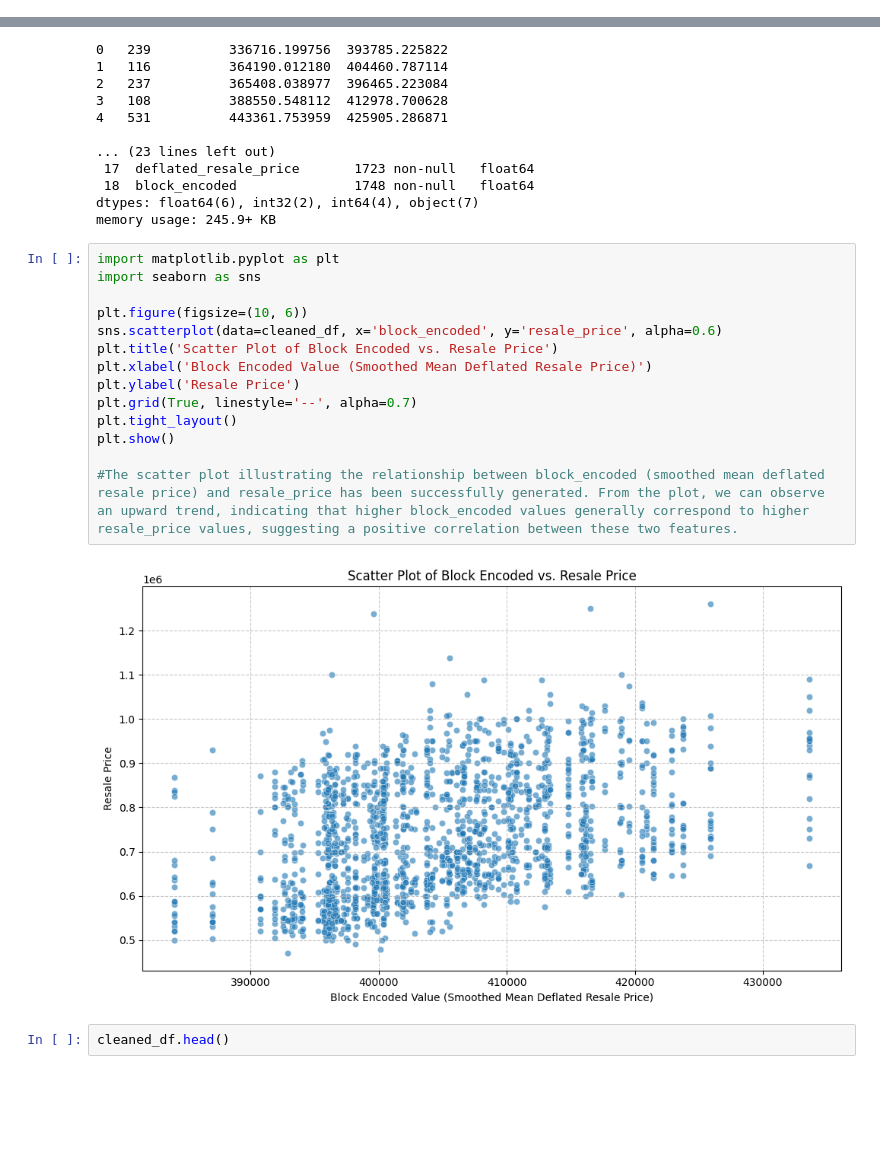
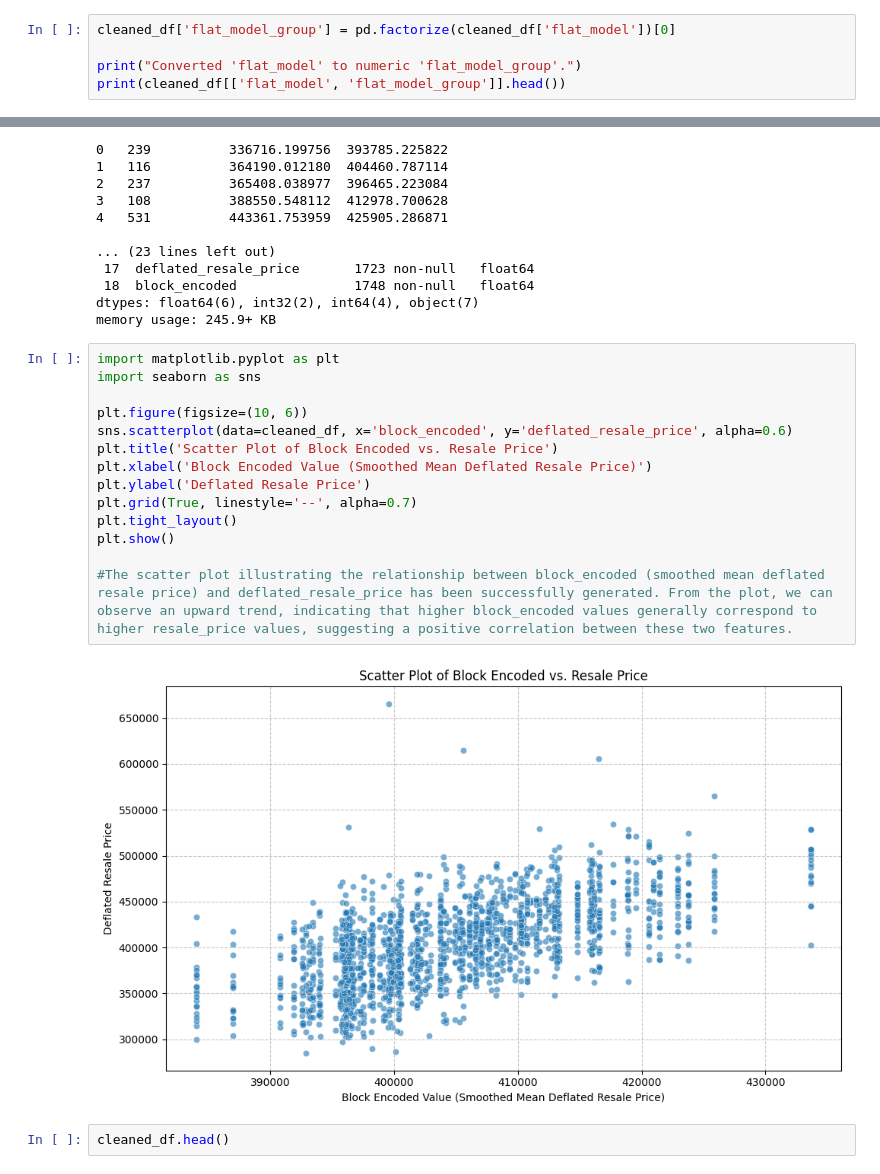
Before and after one commit to danielchin-ck/ADALL_github, a Jupyter notebook: project/6096089w_cda1c03_adall_project_2026_ver5.ipynb, the cells around one changed output, grey strips where cells are left out. Saved outputs shown, nothing was run; the diff lists cells and outputs as text; blank space fills up the shorter version.

```diff
--- a/project/6096089w_cda1c03_adall_project_2026_ver5.ipynb
+++ b/project/6096089w_cda1c03_adall_project_2026_ver5.ipynb
@@ -813,3 +813,8 @@ Column 'floor_area_sqm': 35 outliers detected (outside 1.5*IQR). Min: 141.00, Ma
 705  pasir ris  executive   237  pasir ris st 21     10 to 12           161.0   apartment                 1993  75 years 06 months      600000.0              2017                      1                ...
 706  pasir ris  executive   108  pasir ris st 12     10 to 12           146.0  maisonette                 1988  70 years 08 months      638000.0              2017                      1                ...
 707  pasir ris  executive   531   pasir ris dr 1     04 to 06           165.0  maisonette                 1992  74 years 11 months      728000.0              2017                      1                ...
+# %%
+cleaned_df['flat_model_group'] = pd.factorize(cleaned_df['flat_model'])[0]
+
+print("Converted 'flat_model' to numeric 'flat_model_group'.")
+print(cleaned_df[['flat_model', 'flat_model_group']].head())
@@ -1083,19 +1146,19 @@ memory usage: 245.9+ KB
 # %%
 import matplotlib.pyplot as plt
 import seaborn as sns
 
 plt.figure(figsize=(10, 6))
-sns.scatterplot(data=cleaned_df, x='block_encoded', y='resale_price', alpha=0.6)
+sns.scatterplot(data=cleaned_df, x='block_encoded', y='deflated_resale_price', alpha=0.6)
 plt.title('Scatter Plot of Block Encoded vs. Resale Price')
 plt.xlabel('Block Encoded Value (Smoothed Mean Deflated Resale Price)')
-plt.ylabel('Resale Price')
+plt.ylabel('Deflated Resale Price')
 plt.grid(True, linestyle='--', alpha=0.7)
 plt.tight_layout()
 plt.show()
 
-#The scatter plot illustrating the relationship between block_encoded (smoothed mean deflated resale price) and resale_price has been successfully generated. From the plot, we can observe an upward trend, indicating that higher block_encoded values generally correspond to higher resale_price values, suggesting a positive correlation between these two features.
+#The scatter plot illustrating the relationship between block_encoded (smoothed mean deflated resale price) and deflated_resale_price has been successfully generated. From the plot, we can observe an upward trend, indicating that higher block_encoded values generally correspond to higher resale_price values, suggesting a positive correlation between these two features.
 # %% [output]
-[figure, old version]
+[figure, new version]
 # %%
 cleaned_df.head()
 # %% [output]
```
Also changed, not shown: parts of 29 cells of this notebook.
